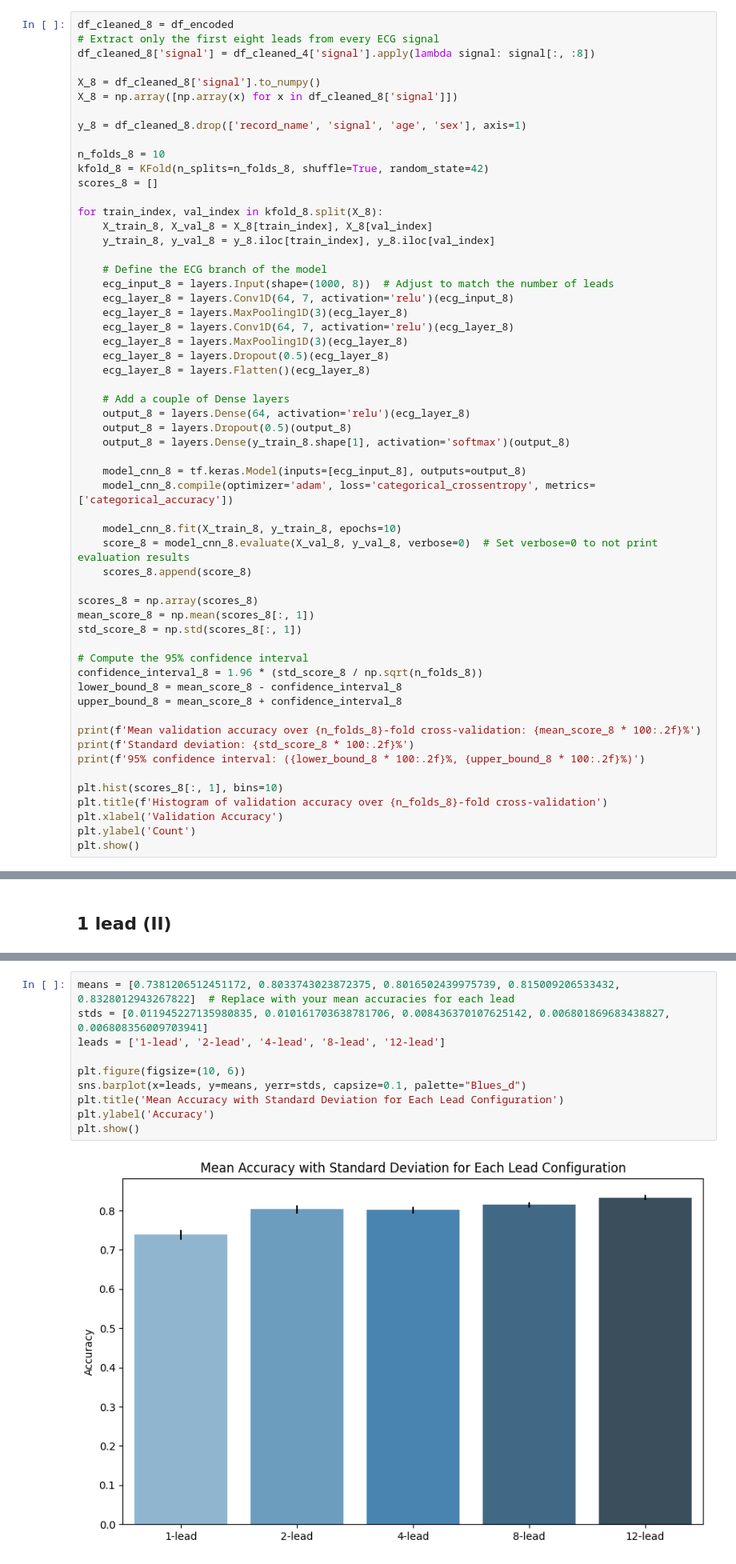
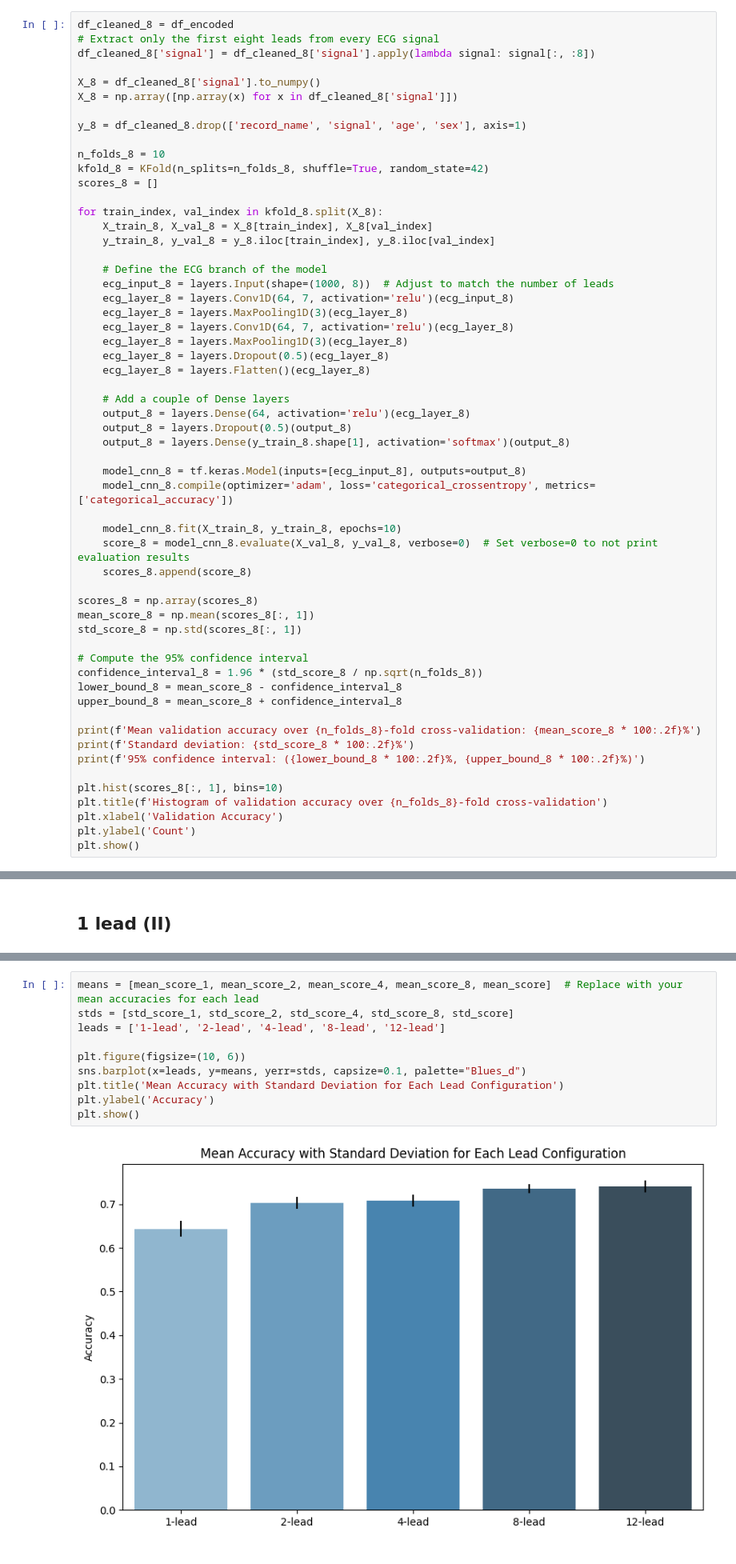
Before and after one commit to Nicoflo22/Thesis, a Jupyter notebook: kfold_sub.ipynb, the cells around one changed output, grey strips where cells are left out. Shown at 80% size. Cells and saved outputs as stored; diff of their text form.

```diff
--- a/kfold_sub.ipynb
+++ b/kfold_sub.ipynb
@@ -629,7 +646,7 @@ print(confidence_interval)
 # %%
 df_cleaned_8 = df_encoded
 # Extract only the first eight leads from every ECG signal
-df_cleaned_8['signal'] = df_cleaned_4['signal'].apply(lambda signal: signal[:, :8])
+df_cleaned_8['signal'] = df_cleaned_8['signal'].apply(lambda signal: signal[:, :8])
 
 X_8 = df_cleaned_8['signal'].to_numpy()
 X_8 = np.array([np.array(x) for x in df_cleaned_8['signal']])
@@ -1043,15 +1064,15 @@ plt.show()
 # %%
-means = [0.7381206512451172, 0.8033743023872375, 0.8016502439975739, 0.815009206533432, 0.8328012943267822]  # Replace with your mean accuracies for each lead
-stds = [0.011945227135980835, 0.010161703638781706, 0.008436370107625142, 0.006801869683438827, 0.006808356009703941]
+means = [mean_score_1, mean_score_2, mean_score_4, mean_score_8, mean_score]  # Replace with your mean accuracies for each lead
+stds = [std_score_1, std_score_2, std_score_4, std_score_8, std_score]
 leads = ['1-lead', '2-lead', '4-lead', '8-lead', '12-lead']
 
 plt.figure(figsize=(10, 6))
 sns.barplot(x=leads, y=means, yerr=stds, capsize=0.1, palette="Blues_d")
 plt.title('Mean Accuracy with Standard Deviation for Each Lead Configuration')
 plt.ylabel('Accuracy')
 plt.show()
 # %% [output]
-[figure, old version]
+[figure, new version]
 # %%
 plt.figure(figsize=(10, 6))
 sns.violinplot(x='Lead Configuration', y='Accuracy', data=df, order=leads, palette="Blues_d")
```
Also changed, not shown: parts of 20 cells of this notebook, 1 other file.
